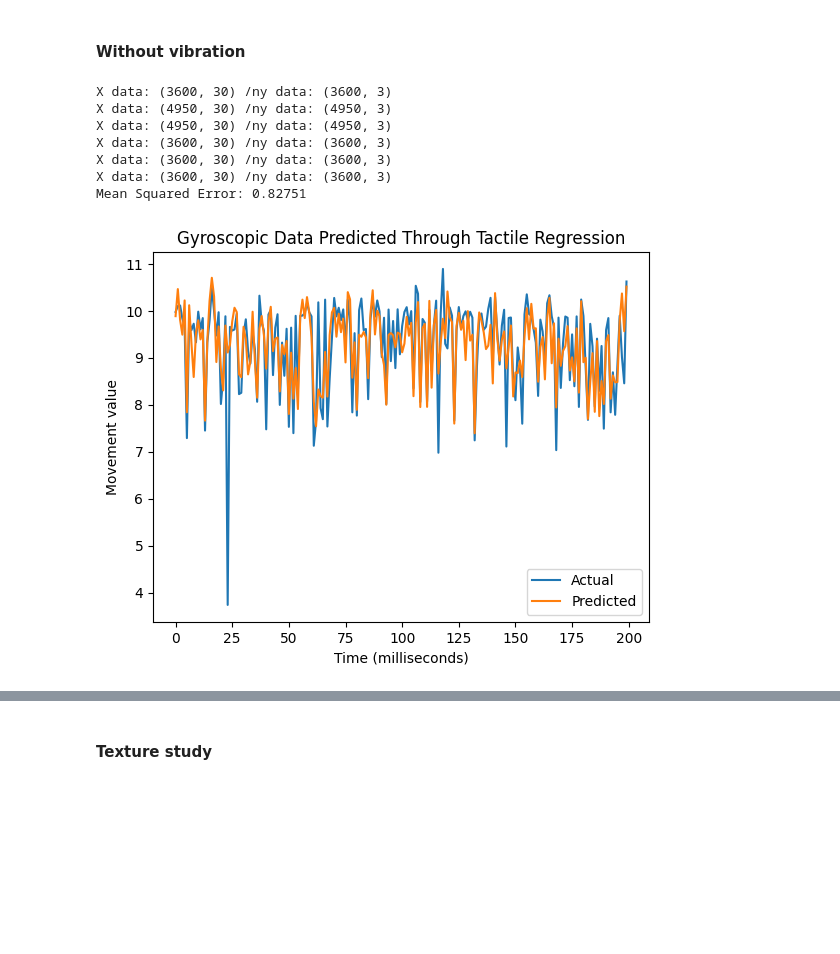
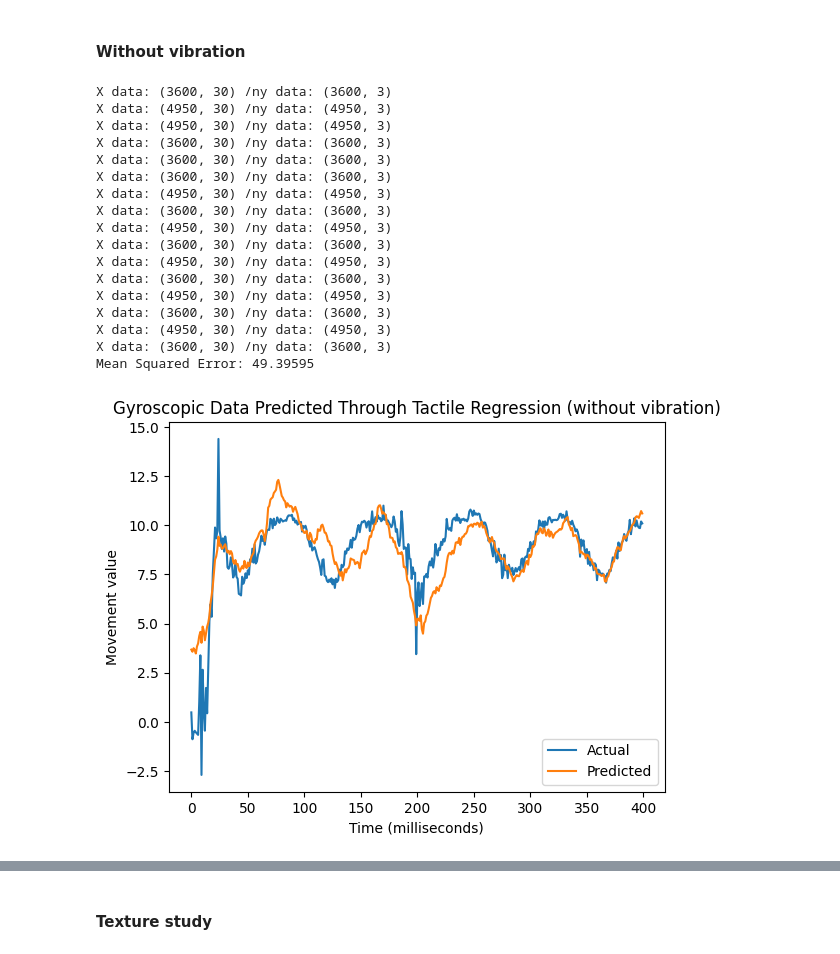
Before and after one commit to shepai/TactileSensor, a Jupyter notebook: Code/Data collection/robot/excel.ipynb, the cells around one changed output, grey strips where cells are left out. Cells and saved outputs as stored; diff of their text form; code cells hidden in the pictures; blank space fills up the shorter version.

```diff
--- a/Code/Data collection/robot/excel.ipynb
+++ b/Code/Data collection/robot/excel.ipynb
@@ -195,9 +216,11 @@ X data: (4950, 32) /ny data: (4950, 3)
 # %% [markdown]
 ### Regression
 # %%
+X,y=genDataSet(True,False)
+X_,y_=gen_temporal_data(X,y,60)
 
-X_train, X_test, Y_train, Y_test = train_test_split(X_, y_, test_size=0.2, random_state=42)
-
+X_train, X_test, Y_train, Y_test = train_test_split_norm(X_, y_, test_size=0.2, random_state=42)
+#X_train, X_test, Y_train, Y_test = train_test_split(X_, y_, test_size=0.2, random_state=42)
 # Create a Ridge Regression model
 alpha = 1.0  # Ridge regularization parameter (adjust as needed)
 ridge_model = Ridge(alpha=alpha)
@@ -216,5 +245,5 @@ Mean Squared Error: 0.62216
 # %%
-losses=[]
+losses_a=[]
 t=time.time()
 for t in range(1,100):
     X_,y_=gen_temporal_data(X,y_,t)
@@ -232,11 +261,11 @@ for t in range(1,100):
 
     # Calculate Mean Squared Error (MSE) to evaluate the model
     mse = mean_squared_error(Y_test, Y_pred)
-    losses.append(mse)
+    losses_a.append(mse)
 print("Time taken",time.time()-t)
-plt.plot(losses)
+plt.plot(losses_a)
 plt.title("Regression model MSE based on T size")
 plt.ylabel("Mean squared error (MSE)")
 plt.xlabel("T size")
 plt.show()
-np.median(losses),np.max(losses),np.min(losses),np.average(losses)
+np.median(losses_a),np.max(losses_a),np.min(losses_a),np.average(losses_a)
@@ -279,39 +330,49 @@ plt.show()
 # %% [markdown]
 #### Without vibration
 # %%
-X,y=genDataSet(False)
-X_train, X_test, Y_train, Y_test = train_test_split(X, y, test_size=0.2, random_state=42)
+X,y=genDataSet(False,True)
+X_train, X_test, Y_train, Y_test = train_test_split_norm(X_, y_, test_size=0.2, random_state=42)
 
 # Create a Ridge Regression model
 alpha = 1.0  # Ridge regularization parameter (adjust as needed)
 ridge_model = Ridge(alpha=alpha)
 #ridge_model = LinearRegression(positive=True)
 # Fit the model to the training data
 ridge_model.fit(X_train, Y_train)
 
 # Make predictions on the test data
 Y_pred = ridge_model.predict(X_test)
 
 # Calculate Mean Squared Error (MSE) to evaluate the model
 mse = mean_squared_error(Y_test, Y_pred)
 print(f"Mean Squared Error: {mse:.5f}")
 
 Y_pred = ridge_model.predict(X_train)
-plt.plot(Y_train[:,0][0:200],label="Actual")
-plt.plot(Y_pred[:,0][0:200],label="Predicted")
+plt.plot(Y_train[:,0][start:end],label="Actual")
+plt.plot(Y_pred[:,0][start:end],label="Predicted")
 
-plt.title("Gyroscopic Data Predicted Through Tactile Regression")
+plt.title("Gyroscopic Data Predicted Through Tactile Regression (without vibration)")
 plt.ylabel("Movement value")
 plt.xlabel("Time (milliseconds)")
 plt.legend(loc="lower right")
 plt.show()
 # %% [output]
 X data: (3600, 30) /ny data: (3600, 3)
 X data: (4950, 30) /ny data: (4950, 3)
 X data: (4950, 30) /ny data: (4950, 3)
 X data: (3600, 30) /ny data: (3600, 3)
 X data: (3600, 30) /ny data: (3600, 3)
 X data: (3600, 30) /ny data: (3600, 3)
-Mean Squared Error: 0.82751
+X data: (4950, 30) /ny data: (4950, 3)
+X data: (3600, 30) /ny data: (3600, 3)
+X data: (4950, 30) /ny data: (4950, 3)
+X data: (3600, 30) /ny data: (3600, 3)
+X data: (4950, 30) /ny data: (4950, 3)
+X data: (3600, 30) /ny data: (3600, 3)
+X data: (4950, 30) /ny data: (4950, 3)
+X data: (3600, 30) /ny data: (3600, 3)
+X data: (4950, 30) /ny data: (4950, 3)
+X data: (3600, 30) /ny data: (3600, 3)
+Mean Squared Error: 49.39595
-[figure, old version]
+[figure, new version]
 # %%
```
Also changed, not shown: parts of 27 cells of this notebook.
